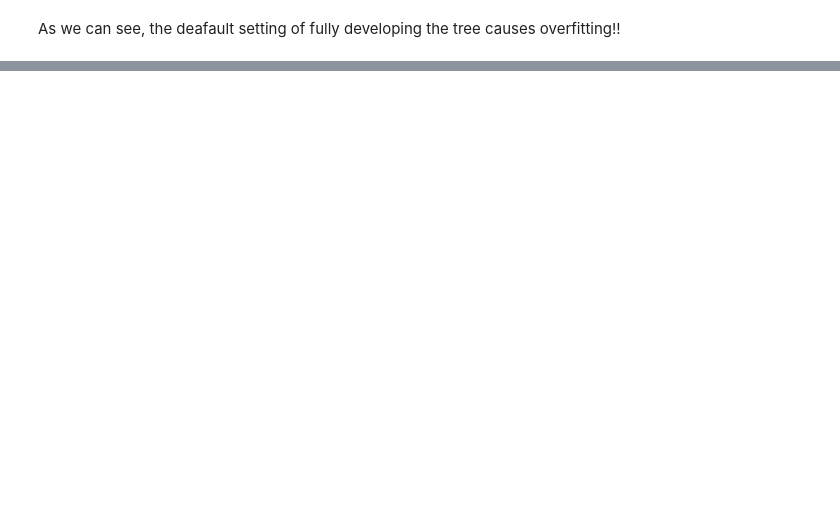
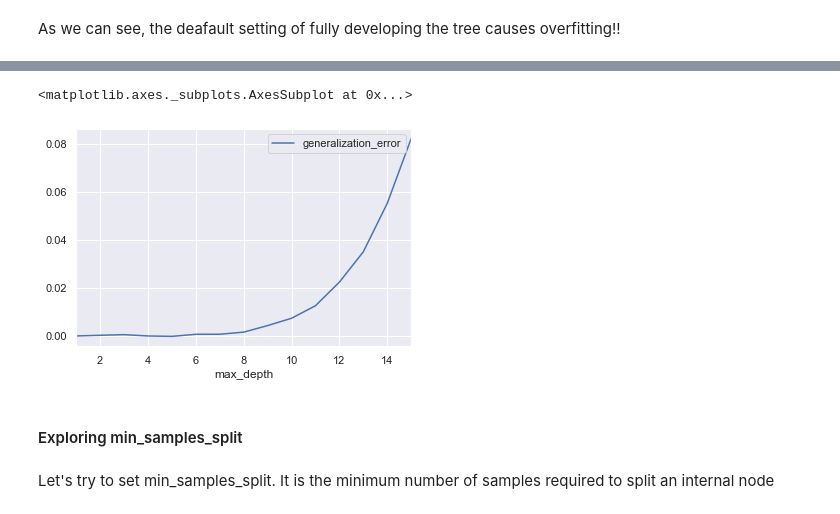
Before and after one commit to angelaiallonardi/SF-Crime-Multiclass-Classification, a Jupyter notebook: San Francisco Crime.ipynb, the cells around one changed output, grey strips where cells are left out. Saved outputs shown, nothing was run; the diff lists cells and outputs as text; code cells hidden in the pictures; blank space fills up the shorter version.

```diff
--- a/San Francisco Crime.ipynb
+++ b/San Francisco Crime.ipynb
@@ -528,0 +512,10 @@ my_df.plot(x='max_depth')
+# %%
+my_df['generalization_error'] = my_df['Train accuracy'] - my_df['Validation accuracy']
+my_df[['generalization_error','max_depth']].plot(x='max_depth')
+# %% [output]
+<matplotlib.axes._subplots.AxesSubplot at 0x...>
+[figure, added]
+# %% [markdown]
+ #### Exploring min_samples_split
+# %% [markdown]
+Let's try to set min_samples_split. It is the minimum number of samples required to split an internal node
```
Also changed, not shown: parts of 19 cells of this notebook.
